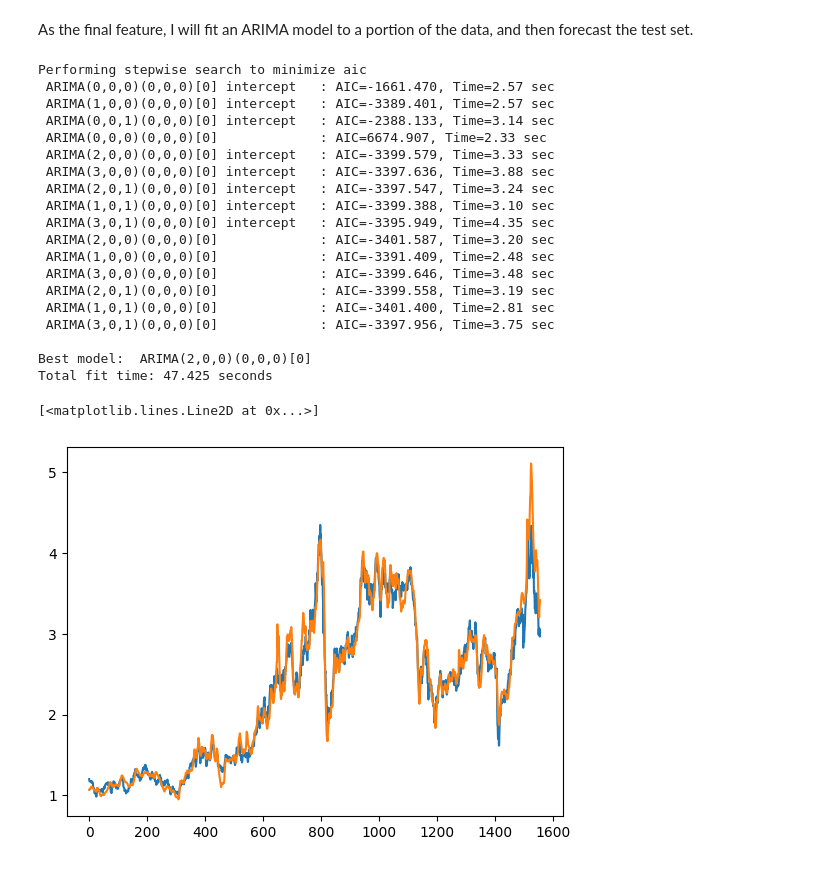
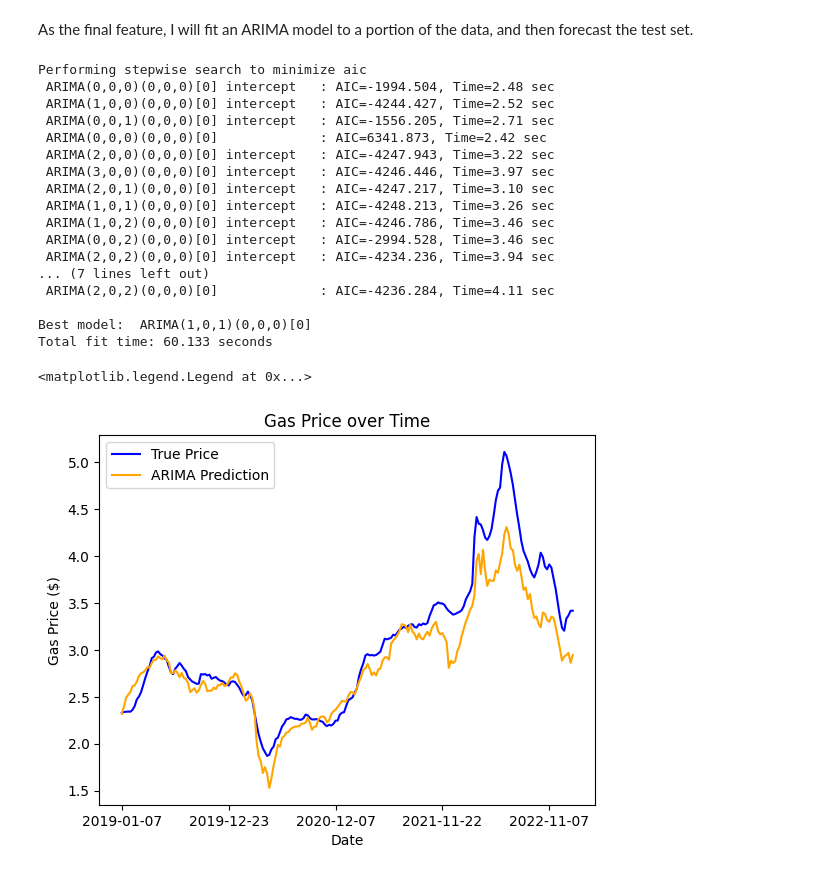
Before and after one commit to alexwalshml/gasoline_price_prediction, a Jupyter notebook: notebooks/7_predictive_feature_engineering.ipynb, the cells around one changed output. Saved outputs shown, nothing was run; the diff lists cells and outputs as text; code cells hidden in the pictures.

```diff
--- a/notebooks/7_predictive_feature_engineering.ipynb
+++ b/notebooks/7_predictive_feature_engineering.ipynb
@@ -57,8 +57,8 @@ arima_df = data.copy()
 # shift the data up one
 arima_df["gas_price"] = arima_df["gas_price"].shift(-1).ffill()
 
-train = arima_df.loc[:"2019-01-01"]
-test = arima_df.loc["2019-01-01":]
+train = arima_df.loc[:"2019-01-01"].copy()
+test = arima_df.loc["2019-01-01":].copy()
 
 with warnings.catch_warnings(record=True):
     warnings.simplefilter("always")
@@ -74,45 +74,47 @@ with warnings.catch_warnings(record=True):
     )
 # %% [output]
 Performing stepwise search to minimize aic
- ARIMA(0,0,0)(0,0,0)[0] intercept   : AIC=-1661.470, Time=2.57 sec
- ARIMA(1,0,0)(0,0,0)[0] intercept   : AIC=-3389.401, Time=2.57 sec
- ARIMA(0,0,1)(0,0,0)[0] intercept   : AIC=-2388.133, Time=3.14 sec
- ARIMA(0,0,0)(0,0,0)[0]             : AIC=6674.907, Time=2.33 sec
- ARIMA(2,0,0)(0,0,0)[0] intercept   : AIC=-3399.579, Time=3.33 sec
- ARIMA(3,0,0)(0,0,0)[0] intercept   : AIC=-3397.636, Time=3.88 sec
- ARIMA(2,0,1)(0,0,0)[0] intercept   : AIC=-3397.547, Time=3.24 sec
- ARIMA(1,0,1)(0,0,0)[0] intercept   : AIC=-3399.388, Time=3.10 sec
- ARIMA(3,0,1)(0,0,0)[0] intercept   : AIC=-3395.949, Time=4.35 sec
- ARIMA(2,0,0)(0,0,0)[0]             : AIC=-3401.587, Time=3.20 sec
- ARIMA(1,0,0)(0,0,0)[0]             : AIC=-3391.409, Time=2.48 sec
- ARIMA(3,0,0)(0,0,0)[0]             : AIC=-3399.646, Time=3.48 sec
- ARIMA(2,0,1)(0,0,0)[0]             : AIC=-3399.558, Time=3.19 sec
- ARIMA(1,0,1)(0,0,0)[0]             : AIC=-3401.400, Time=2.81 sec
- ARIMA(3,0,1)(0,0,0)[0]             : AIC=-3397.956, Time=3.75 sec
+ ARIMA(0,0,0)(0,0,0)[0] intercept   : AIC=-1994.504, Time=2.48 sec
+ ARIMA(1,0,0)(0,0,0)[0] intercept   : AIC=-4244.427, Time=2.52 sec
+ ARIMA(0,0,1)(0,0,0)[0] intercept   : AIC=-1556.205, Time=2.71 sec
+ ARIMA(0,0,0)(0,0,0)[0]             : AIC=6341.873, Time=2.42 sec
+ ARIMA(2,0,0)(0,0,0)[0] intercept   : AIC=-4247.943, Time=3.22 sec
+ ARIMA(3,0,0)(0,0,0)[0] intercept   : AIC=-4246.446, Time=3.97 sec
+ ARIMA(2,0,1)(0,0,0)[0] intercept   : AIC=-4247.217, Time=3.10 sec
+ ARIMA(1,0,1)(0,0,0)[0] intercept   : AIC=-4248.213, Time=3.26 sec
+ ARIMA(1,0,2)(0,0,0)[0] intercept   : AIC=-4246.786, Time=3.46 sec
+ ARIMA(0,0,2)(0,0,0)[0] intercept   : AIC=-2994.528, Time=3.46 sec
+ ARIMA(2,0,2)(0,0,0)[0] intercept   : AIC=-4234.236, Time=3.94 sec
+... (7 lines left out)
+ ARIMA(2,0,2)(0,0,0)[0]             : AIC=-4236.284, Time=4.11 sec
 
-Best model:  ARIMA(2,0,0)(0,0,0)[0]
-Total fit time: 47.425 seconds
+Best model:  ARIMA(1,0,1)(0,0,0)[0]
+Total fit time: 60.133 seconds
 # %%
 # view the arima forecast on the test data
 arima_pred = arima.predict(
     n_periods=len(test),
     X=test[[col for col in data.columns if col != "gas_price"]],
 )
 
-plt.plot(arima_pred.values)
-plt.plot(test["gas_price"].values)
+test["arima"] = arima_pred.values
+ticks = test.index[::50]
+plt.plot(test["gas_price"], color="blue", label="True Price")
+plt.plot(test["arima"], color="orange", label="ARIMA Prediction")
+plt.xlabel("Date")
+plt.ylabel("Gas Price ($)")
+plt.title("Gas Price over Time")
+plt.xticks(ticks)
+plt.legend()
+# %% [output]
+<matplotlib.legend.Legend at 0x...>
+[figure, added]
 # %%
 # create the arima prediction feature for all data points
 arima_pred = arima.predict(
     n_periods=len(arima_df),
     X=arima_df[[col for col in data.columns if col != "gas_price"]],
 )
-
-plt.plot(arima_pred.values)
-plt.plot(data["gas_price"].values)
-# %% [output]
-[<matplotlib.lines.Line2D at 0x...>]
-[figure, removed]
 # %%
 # merge the data
 predictive = {
```
Also changed, not shown: parts of 1 cell of this notebook, 5 other files.
